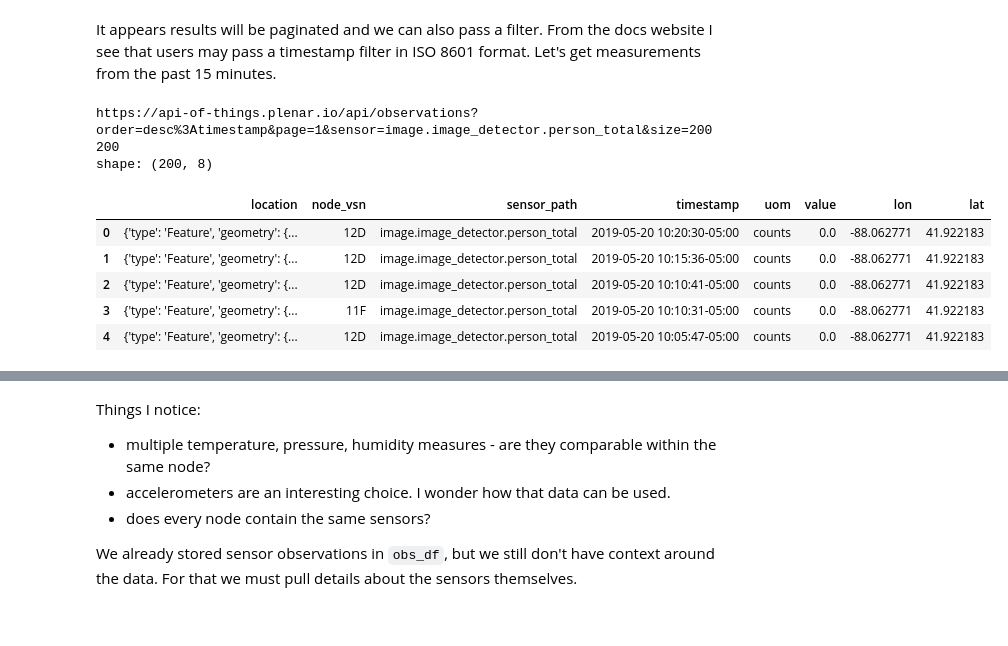
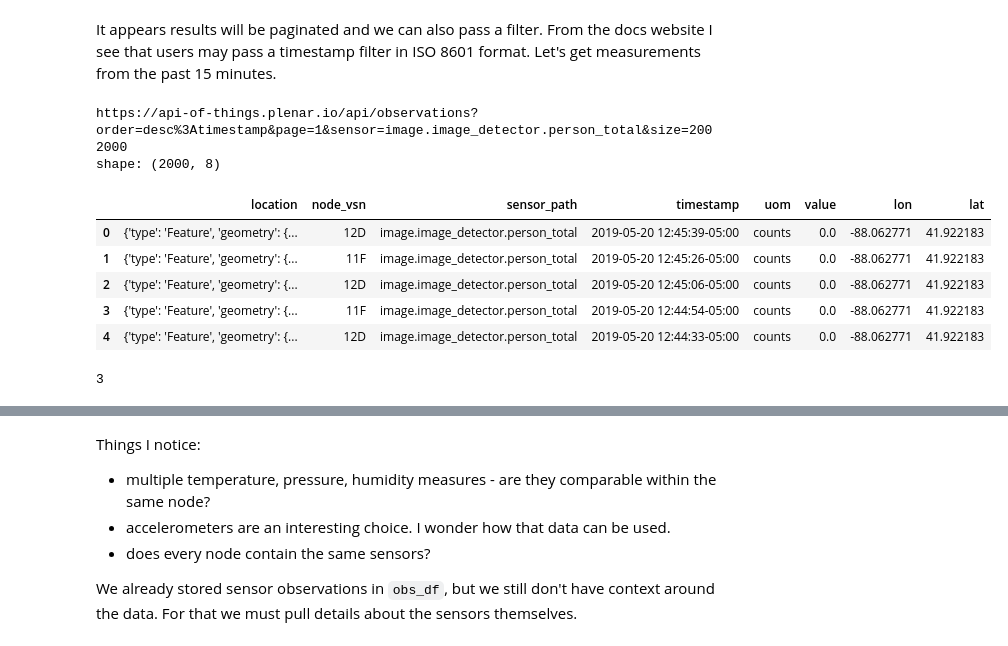
Before and after one commit to chrisluedtke/chi-array-of-things, a Jupyter notebook: Intro-to-Chicago-Array-of-Things.ipynb, the cells around one changed output, grey strips where cells are left out. Saved outputs shown, nothing was run; the diff lists cells and outputs as text; code cells hidden in the pictures.

```diff
--- a/Intro-to-Chicago-Array-of-Things.ipynb
+++ b/Intro-to-Chicago-Array-of-Things.ipynb
@@ -101,28 +101,32 @@ def process_observations(obs_df):
 # %%
 client = AotClient()
 
 # create filter
 f = F()
 # f &= ('timestamp', 'ge', time_x_mins_ago(5))
 f &= ('sensor', 'image.image_detector.person_total')
 # f &= ('sensor', 'image.image_detector.car_total')
 # f &= ('sensor', 'metsense.tsys01.temperature')
 
 response = client.list_observations(filters=f)
 print(response.current_link)
-pages = unpack_response(response, page_limit=1)
+pages = unpack_response(response, page_limit=10)
 print(len(pages))
 obs_df = pd.DataFrame(pages)
 obs_df = process_observations(obs_df)
 print(f"shape: {obs_df.shape}")
 obs_df.head()
 # %% [output]
 https://api-of-things.plenar.io/api/observations?order=desc%3Atimestamp&page=1&sensor=image.image_detector.person_total&size=200
-200
-shape: (200, 8)
+2000
+shape: (2000, 8)
 |  | location | node_vsn | sensor_path | timestamp | uom | value | lon | lat |
-| 0 | {'type': 'Feature', 'geometry': {... | 12D | image.image_detector.person_total | 2019-05-20 10:20:30-05:00 | counts | 0.0 | -88.062771 | 41.922183 |
-| 1 | {'type': 'Feature', 'geometry': {... | 12D | image.image_detector.person_total | 2019-05-20 10:15:36-05:00 | counts | 0.0 | -88.062771 | 41.922183 |
-| 2 | {'type': 'Feature', 'geometry': {... | 12D | image.image_detector.person_total | 2019-05-20 10:10:41-05:00 | counts | 0.0 | -88.062771 | 41.922183 |
-| 3 | {'type': 'Feature', 'geometry': {... | 11F | image.image_detector.person_total | 2019-05-20 10:10:31-05:00 | counts | 0.0 | -88.062771 | 41.922183 |
-| 4 | {'type': 'Feature', 'geometry': {... | 12D | image.image_detector.person_total | 2019-05-20 10:05:47-05:00 | counts | 0.0 | -88.062771 | 41.922183 |
+| 0 | {'type': 'Feature', 'geometry': {... | 12D | image.image_detector.person_total | 2019-05-20 12:45:39-05:00 | counts | 0.0 | -88.062771 | 41.922183 |
+| 1 | {'type': 'Feature', 'geometry': {... | 11F | image.image_detector.person_total | 2019-05-20 12:45:26-05:00 | counts | 0.0 | -88.062771 | 41.922183 |
+| 2 | {'type': 'Feature', 'geometry': {... | 12D | image.image_detector.person_total | 2019-05-20 12:45:06-05:00 | counts | 0.0 | -88.062771 | 41.922183 |
+| 3 | {'type': 'Feature', 'geometry': {... | 11F | image.image_detector.person_total | 2019-05-20 12:44:54-05:00 | counts | 0.0 | -88.062771 | 41.922183 |
+| 4 | {'type': 'Feature', 'geometry': {... | 12D | image.image_detector.person_total | 2019-05-20 12:44:33-05:00 | counts | 0.0 | -88.062771 | 41.922183 |
+# %%
+len(obs_df['node_vsn'].unique())
+# %% [output]
+3
```
Also changed, not shown: parts of 4 cells of this notebook.
